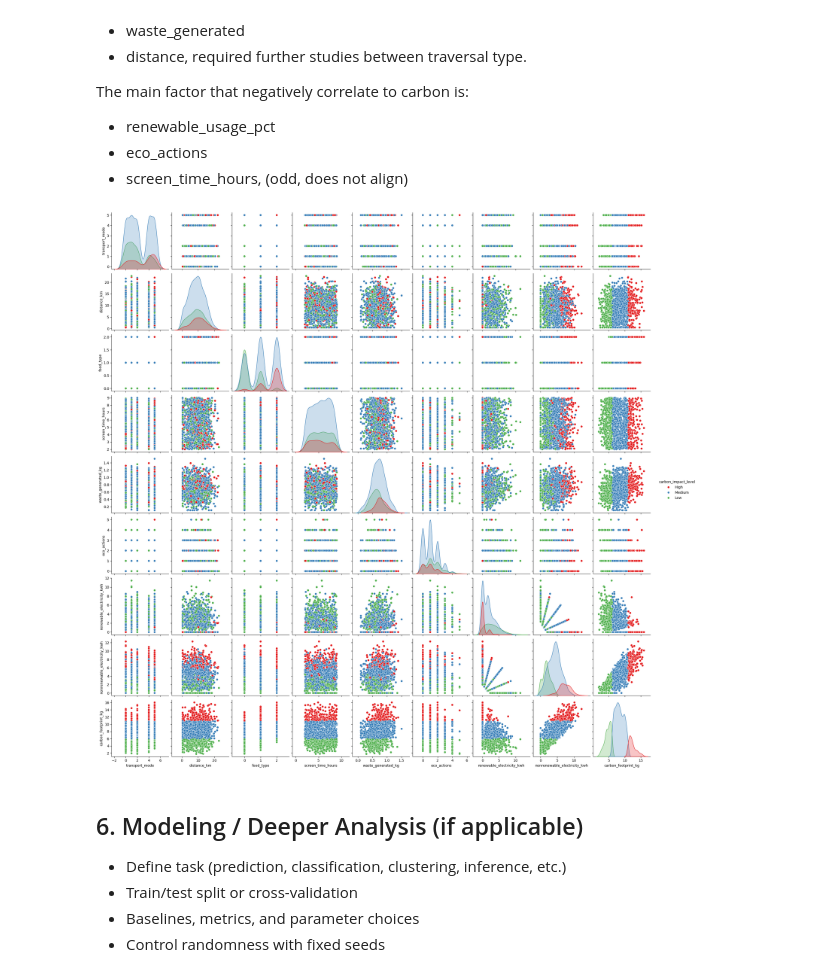
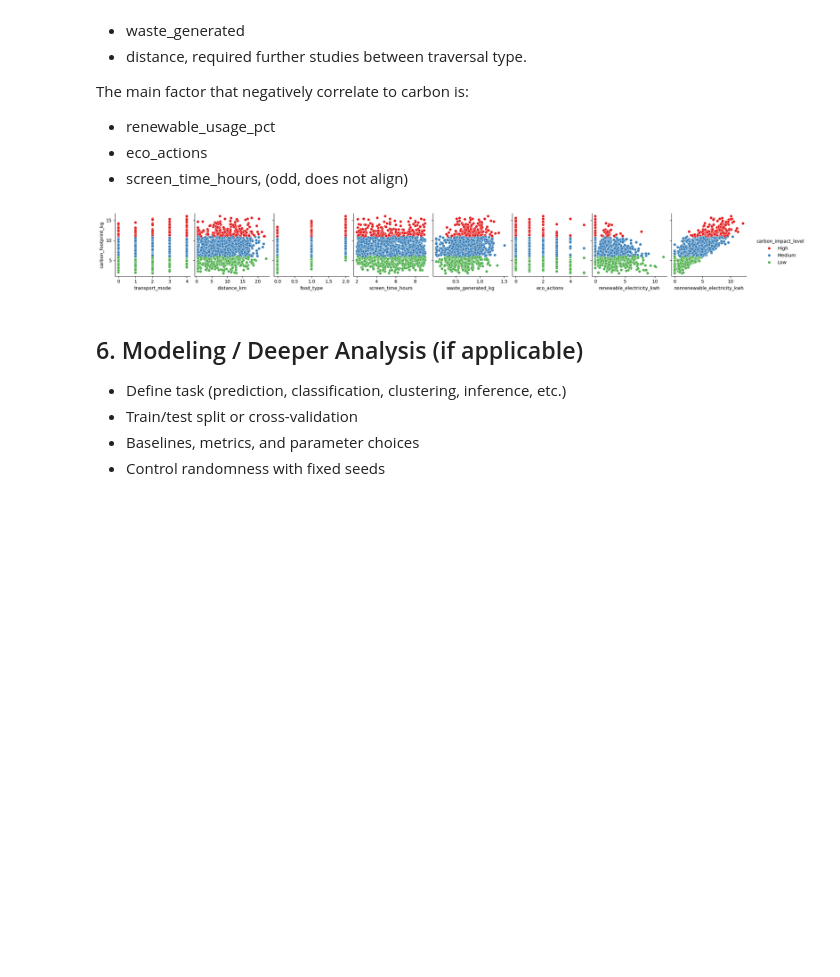
Before and after one commit to XunMMU/dsf-carbon, a Jupyter notebook: TT3L_G01_Notebook.ipynb, the cells around one changed output. Drawn from its saved outputs; the diff is of its cells as text; code cells hidden in the pictures; blank space fills up the shorter version.

```diff
--- a/TT3L_G01_Notebook.ipynb
+++ b/TT3L_G01_Notebook.ipynb
@@ -267,7 +271,7 @@ df
 We going make enumerate the transport_mode
 # %%
 df['transport_mode'] = df['transport_mode'].map(
-    {'Bike': 0, 'Walk': 1, 'EV': 2, 'Bus': 4, 'Car': 5})
+    {'Bike': 0, 'Walk': 1, 'EV': 2, 'Bus': 3, 'Car': 4})
 df
 # %% [output]
 |  | user_id | day_type | transport_mode | distance_km | food_type | screen_time_hours | waste_generated_kg | ... |
@@ -371,15 +373,15 @@ The main factor that negatively correlate to carbon is:
 - eco_actions
 - screen_time_hours, (odd, does not align)
 # %%
-sns.pairplot(df[
-        ['transport_mode', 'distance_km', 'food_type',
-         'screen_time_hours', 'waste_generated_kg', 'eco_actions',
-         'renewable_electricity_kwh', 'nonrenewable_electricity_kwh',
-         'carbon_footprint_kg', 'carbon_impact_level']
-    ], hue="carbon_impact_level", palette="Set1")
+sns.pairplot(df,
+             x_vars=['transport_mode', 'distance_km', 'food_type',
+                     'screen_time_hours', 'waste_generated_kg', 'eco_actions',
+                     'renewable_electricity_kwh', 'nonrenewable_electricity_kwh'],
+             y_vars=['carbon_footprint_kg'], hue="carbon_impact_level",
+             palette="Set1")
 plt.show()
 # %% [output]
-[figure, old version]
+[figure, new version]
 # %% [markdown]
 ## 6. Modeling / Deeper Analysis (if applicable)
 - Define task (prediction, classification, clustering, inference, etc.)
```
Also changed, not shown: parts of 39 cells of this notebook, 5 other files.
